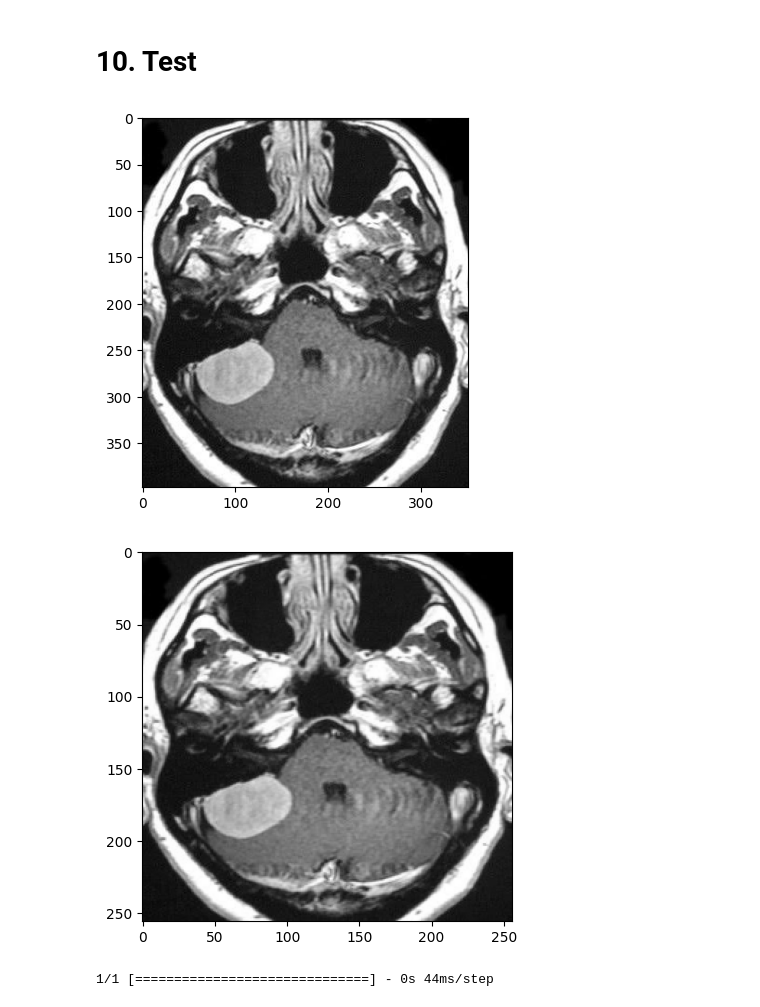
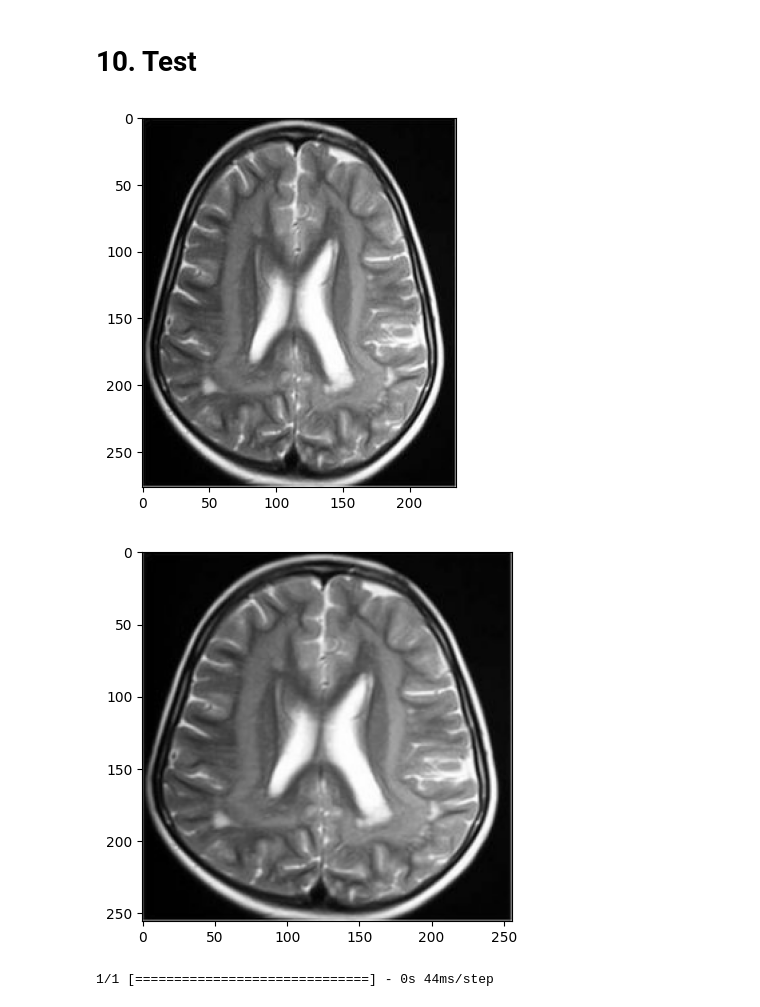
Before and after one commit to NimanthaAdikaram/Brain_Tumor_Detection, a Jupyter notebook: Brain_Jupyter.ipynb, the cells around one changed output. Saved outputs shown, nothing was run; the diff lists cells and outputs as text; code cells hidden in the pictures.

```diff
--- a/Brain_Jupyter.ipynb
+++ b/Brain_Jupyter.ipynb
@@ -237,17 +239,17 @@ Precision:0.9179810881614685,Recall:0.909375011920929 , Accuracy:0.9093750119209
 # %%
 import cv2
 # %%
-img = cv2.cvtColor(cv2.imread('mt_img (6).jpg'),cv2.COLOR_BGR2RGB)
+img = cv2.cvtColor(cv2.imread('nt_img (158).jpg'),cv2.COLOR_BGR2RGB)
 plt.imshow(img)
 plt.show()
 # %% [output]
-[figure, old version]
+[figure, new version]
 # %%
 resize = tf.image.resize(img, (256,256))
 plt.imshow(resize.numpy().astype(int))
 plt.show()
 # %% [output]
-[figure, old version]
+[figure, new version]
 # %%
 yhat = model.predict(np.expand_dims(resize/256, axis=0))
 # %% [output]
```
Also changed, not shown: parts of 12 cells of this notebook, 1 other file.
